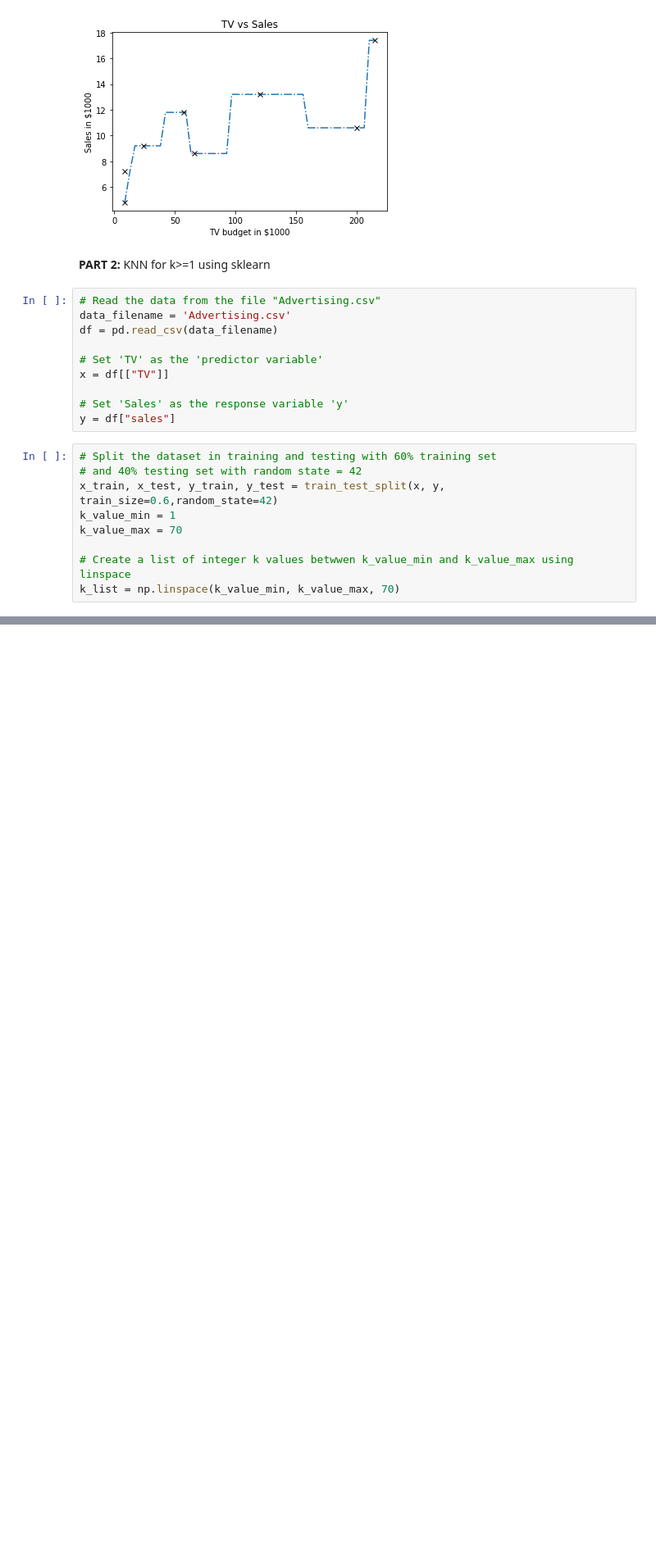
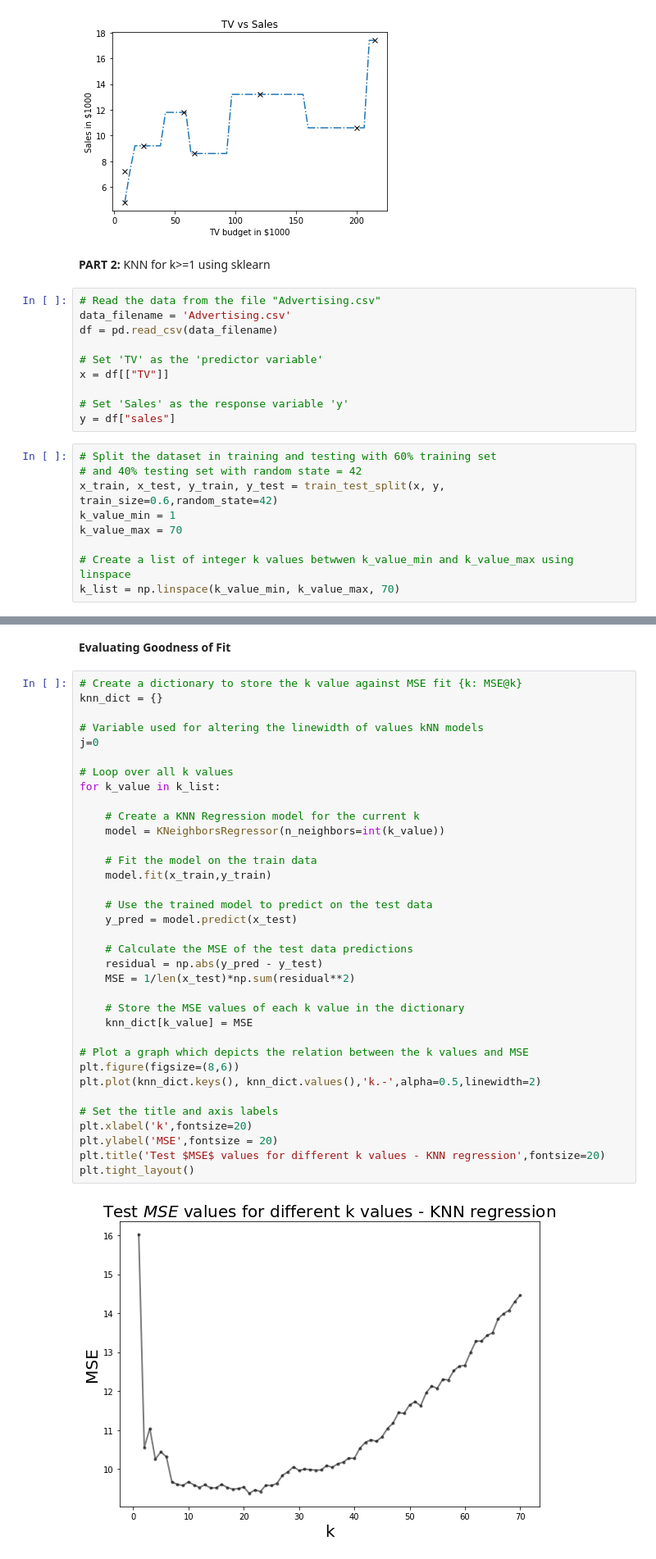
Before and after one commit to gspandhana/MachineLearning, a Jupyter notebook: project1.ipynb, the cells around one changed output, grey strips where cells are left out. Shown at 82% size. Cells and saved outputs as stored; diff of their text form; blank space fills up the shorter version.

```diff
--- a/project1.ipynb
+++ b/project1.ipynb
@@ -208,3 +214,42 @@ ax.set_ylabel('Sales in $1000',fontsize=20)
 plt.tight_layout()
 # %% [output]
 [figure]
+# %% [markdown]
+**Evaluating Goodness of Fit**
+# %%
+# Create a dictionary to store the k value against MSE fit {k: MSE@k}
+knn_dict = {}
+
+# Variable used for altering the linewidth of values kNN models
+j=0
+
+# Loop over all k values
+for k_value in k_list:
+
+    # Create a KNN Regression model for the current k
+    model = KNeighborsRegressor(n_neighbors=int(k_value))
+
+    # Fit the model on the train data
+    model.fit(x_train,y_train)
+
+    # Use the trained model to predict on the test data
+    y_pred = model.predict(x_test)
+
+    # Calculate the MSE of the test data predictions
+    residual = np.abs(y_pred - y_test)
+    MSE = 1/len(x_test)*np.sum(residual**2)
+
+    # Store the MSE values of each k value in the dictionary
+    knn_dict[k_value] = MSE
+
+# Plot a graph which depicts the relation between the k values and MSE
+plt.figure(figsize=(8,6))
+plt.plot(knn_dict.keys(), knn_dict.values(),'k.-',alpha=0.5,linewidth=2)
+
+# Set the title and axis labels
+plt.xlabel('k',fontsize=20)
+plt.ylabel('MSE',fontsize = 20)
+plt.title('Test $MSE$ values for different k values - KNN regression',fontsize=20)
+plt.tight_layout()
+# %% [output]
+[figure, added]
```
Also changed, not shown: parts of 4 cells of this notebook.
